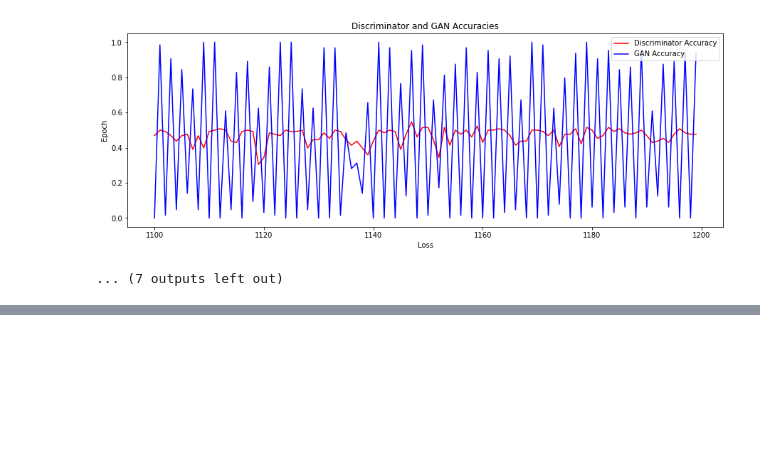
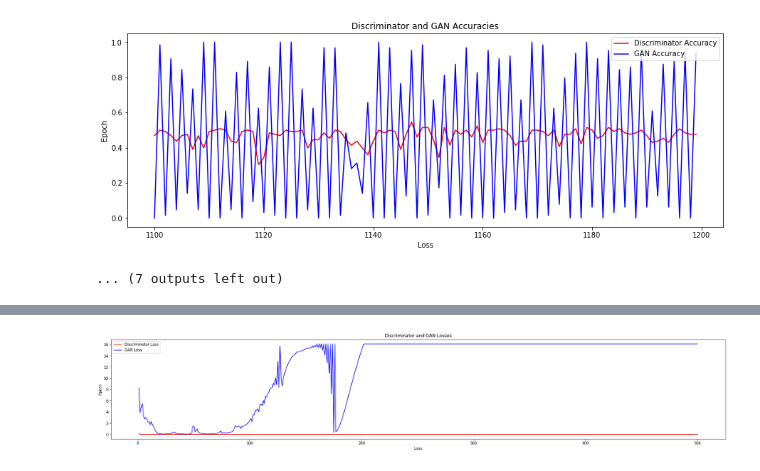
Before and after one commit to Tejas-Nanaware/GAN-Anime-Characters, a Jupyter notebook: Results.ipynb, the cells around one changed output, grey strips where cells are left out. Drawn from its saved outputs; the diff is of its cells as text; code cells hidden in the pictures; blank space fills up the shorter version.

```diff
--- a/Results.ipynb
+++ b/Results.ipynb
@@ -79,0 +84,3 @@ for i in range(len(ranges[:-1])):
+# %%
+df = pd.read_csv('wlog.csv')
+df
@@ -79,0 +101,11 @@ for i in range(len(ranges[:-1])):
+# %%
+plt.figure(figsize=(30,5))
+plt.plot(df['Step'],df['DiscLoss'],'b',label='Discriminator Loss', c='red')
+plt.plot(df['Step'],df['GANLoss'],'b',label='GAN Loss', c='blue')
+plt.title('Discriminator and GAN Losses')
+plt.ylabel('Epoch')
+plt.xlabel('Loss')
+plt.legend(loc='best')
+plt.show()
+# %% [output]
+[figure, added]
```
Also changed, not shown: parts of 5 cells of this notebook.
